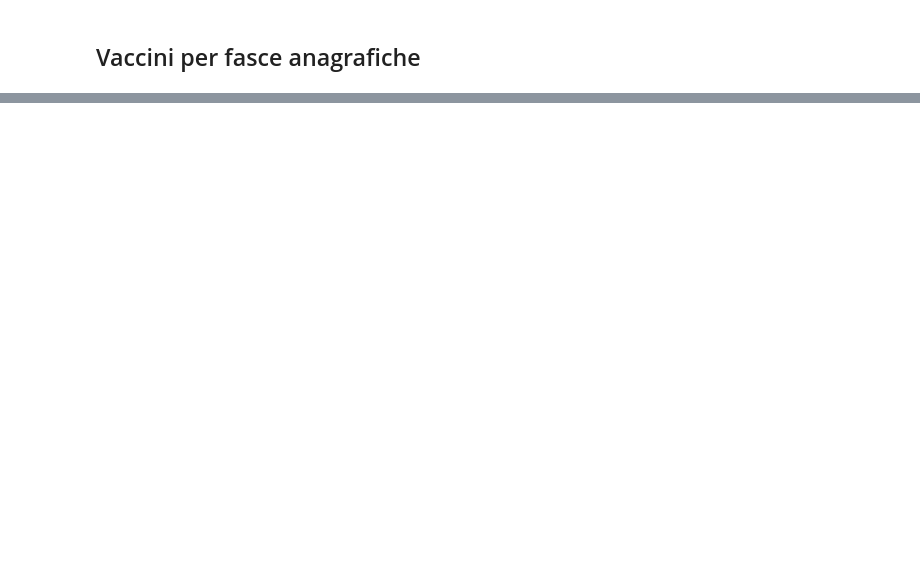
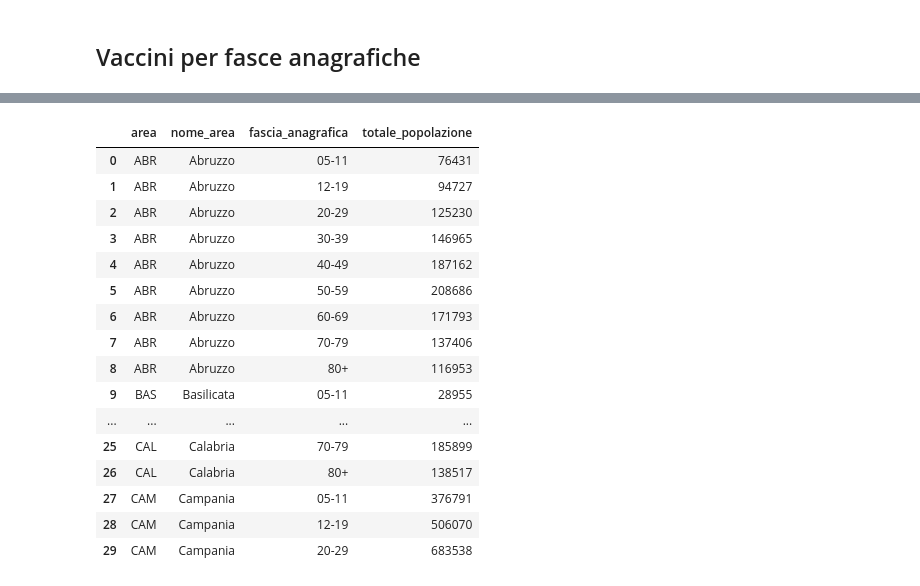
Before and after one commit to gitary/analisi_dati_COVID, a Jupyter notebook: analisi_esplorativa_vaccini.ipynb, the cells around one changed output, grey strips where cells are left out. Cells and saved outputs as stored; diff of their text form; code cells hidden in the pictures; blank space fills up the shorter version.

```diff
--- a/analisi_esplorativa_vaccini.ipynb
+++ b/analisi_esplorativa_vaccini.ipynb
@@ -708,0 +723,20 @@ df_pivot_2
+# %%
+df_platea.head(30)
+# %% [output]
+|  | area | nome_area | fascia_anagrafica | totale_popolazione |
+| 0 | ABR | Abruzzo | 05-11 | 76431 |
+| 1 | ABR | Abruzzo | 12-19 | 94727 |
+| 2 | ABR | Abruzzo | 20-29 | 125230 |
+| 3 | ABR | Abruzzo | 30-39 | 146965 |
+| 4 | ABR | Abruzzo | 40-49 | 187162 |
+| 5 | ABR | Abruzzo | 50-59 | 208686 |
+| 6 | ABR | Abruzzo | 60-69 | 171793 |
+| 7 | ABR | Abruzzo | 70-79 | 137406 |
+| 8 | ABR | Abruzzo | 80+ | 116953 |
+| 9 | BAS | Basilicata | 05-11 | 28955 |
+| ... | ... | ... | ... | ... |
+| 25 | CAL | Calabria | 70-79 | 185899 |
+| 26 | CAL | Calabria | 80+ | 138517 |
+| 27 | CAM | Campania | 05-11 | 376791 |
+| 28 | CAM | Campania | 12-19 | 506070 |
+| 29 | CAM | Campania | 20-29 | 683538 |
```
Also changed, not shown: parts of 49 cells of this notebook, 1 other file.
